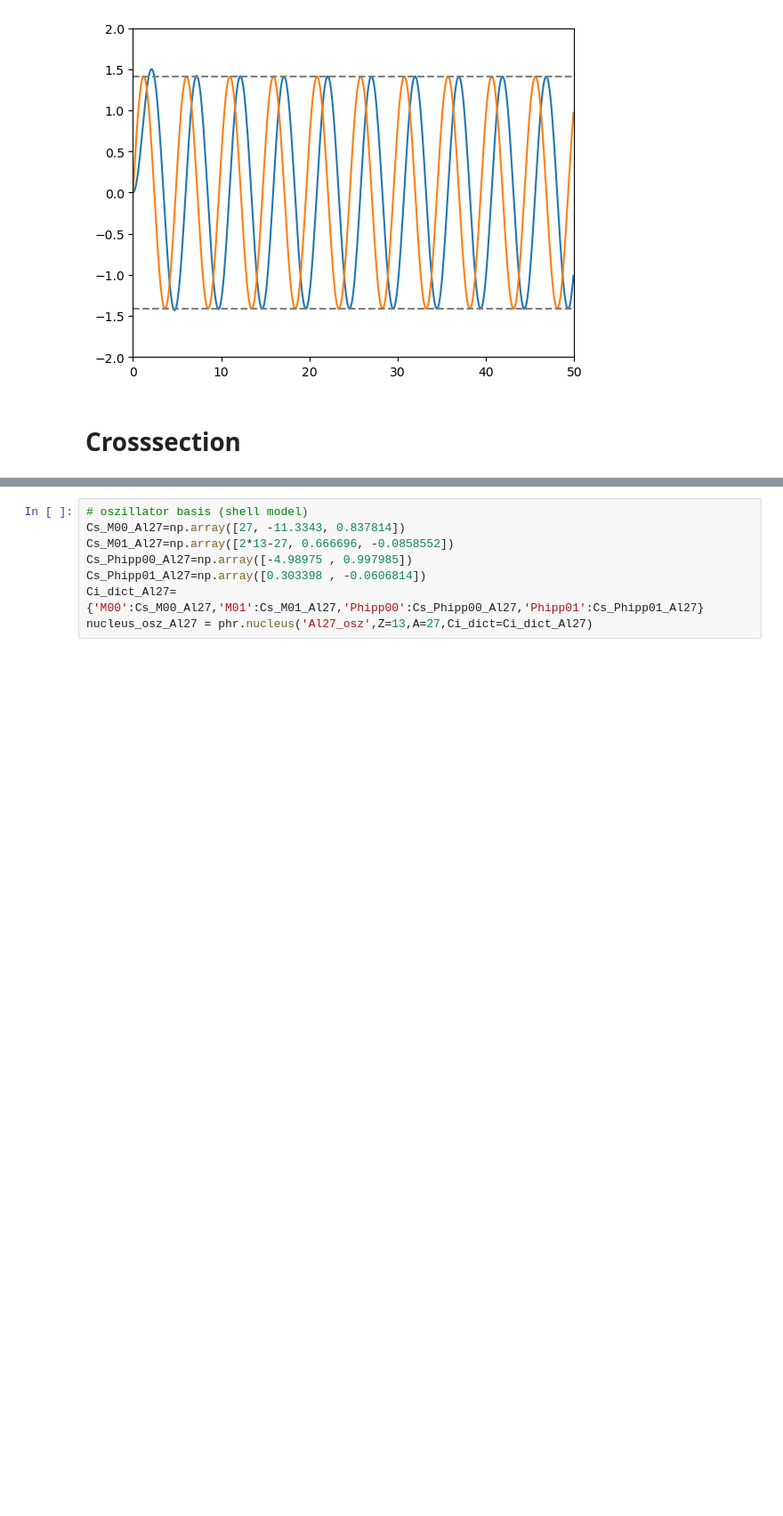
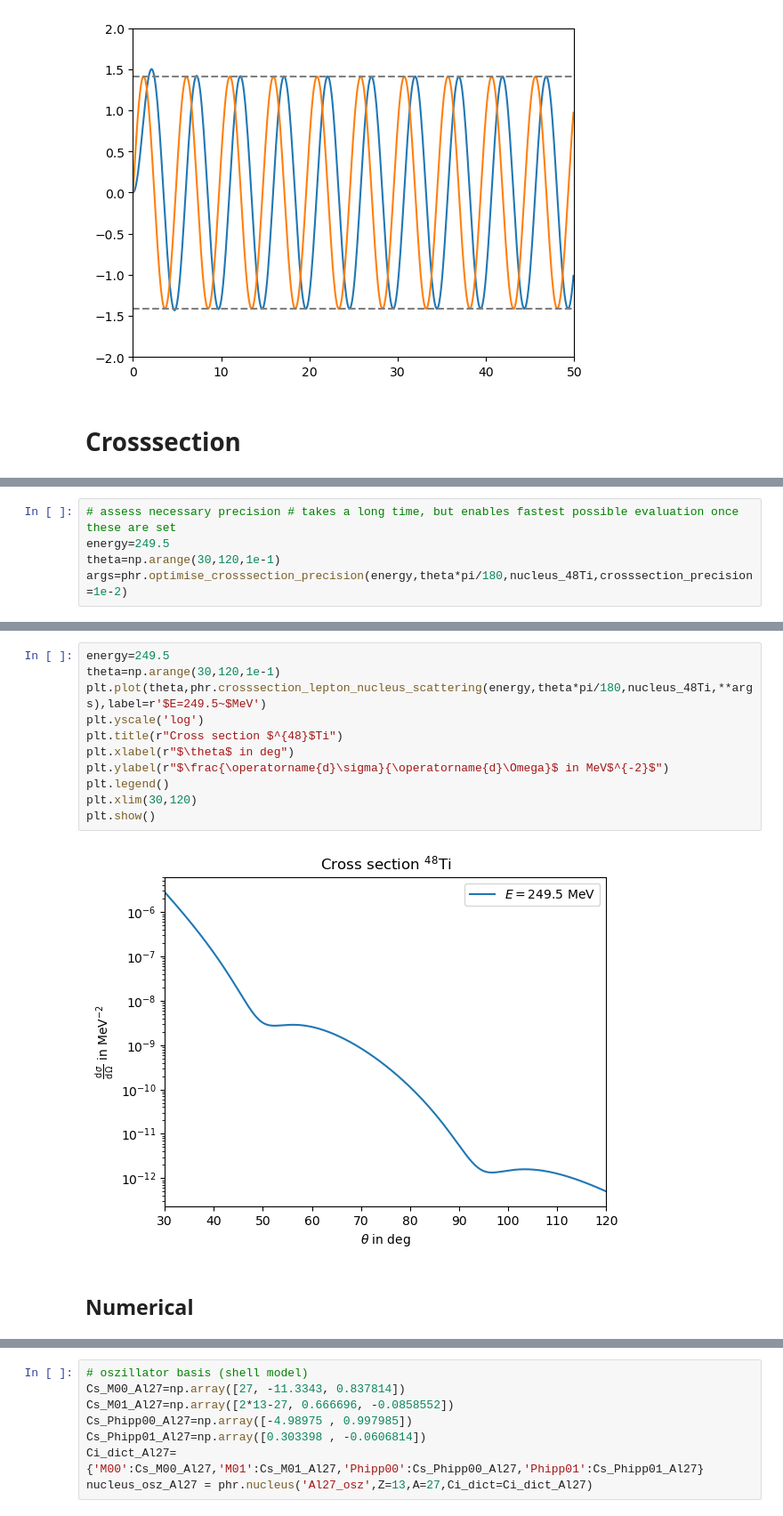
Before and after one commit to Partynumbers42/phasr, a Jupyter notebook: Example.ipynb, the cells around one changed output, grey strips where cells are left out. Shown at 89% size. Drawn from its saved outputs; the diff is of its cells as text; blank space fills up the shorter version.

```diff
--- a/Example.ipynb
+++ b/Example.ipynb
@@ -408,0 +383,5 @@ plt.xlim(0,180)
+# %%
+# assess necessary precision # takes a long time, but enables fastest possible evaluation once these are set
+energy=249.5
+theta=np.arange(30,120,1e-1)
+args=phr.optimise_crosssection_precision(energy,theta*pi/180,nucleus_48Ti,crosssection_precision=1e-2)
@@ -408,0 +406,15 @@ plt.xlim(0,180)
+# %%
+energy=249.5
+theta=np.arange(30,120,1e-1)
+plt.plot(theta,phr.crosssection_lepton_nucleus_scattering(energy,theta*pi/180,nucleus_48Ti,**args),label=r'$E=249.5~$MeV')
+plt.yscale('log')
+plt.title(r"Cross section $^{48}$Ti")
+plt.xlabel(r"$\theta$ in deg")
+plt.ylabel(r"$\frac{\operatorname{d}\sigma}{\operatorname{d}\Omega}$ in MeV$^{-2}$")
+plt.legend()
+plt.xlim(30,120)
+plt.show()
+# %% [output]
+[figure, added]
+# %% [markdown]
+## Numerical
```
Also changed, not shown: parts of 13 cells of this notebook, 5 other files.
